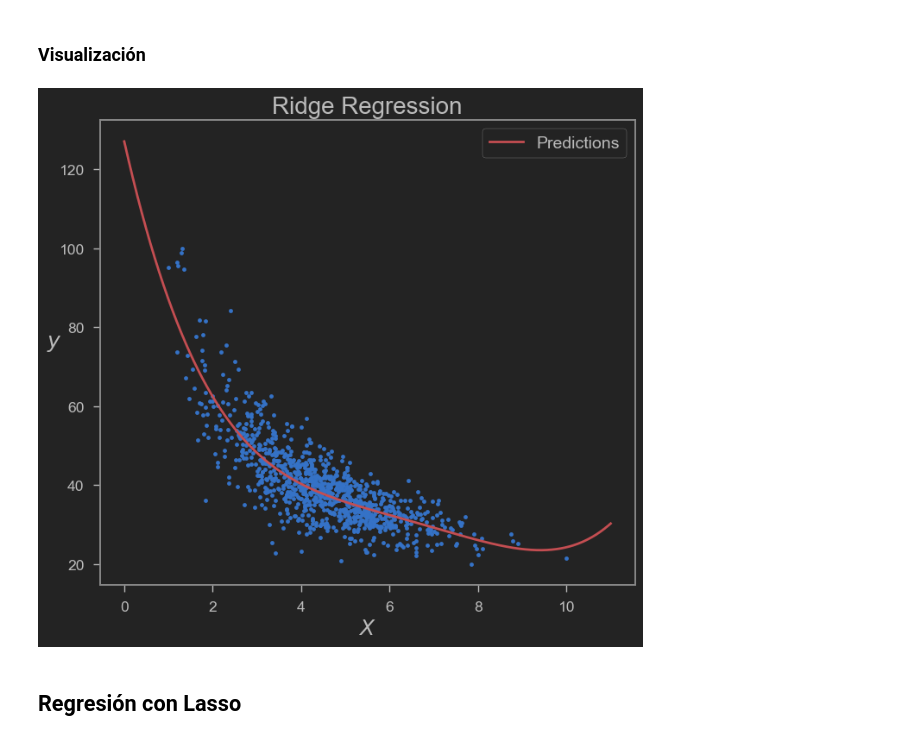
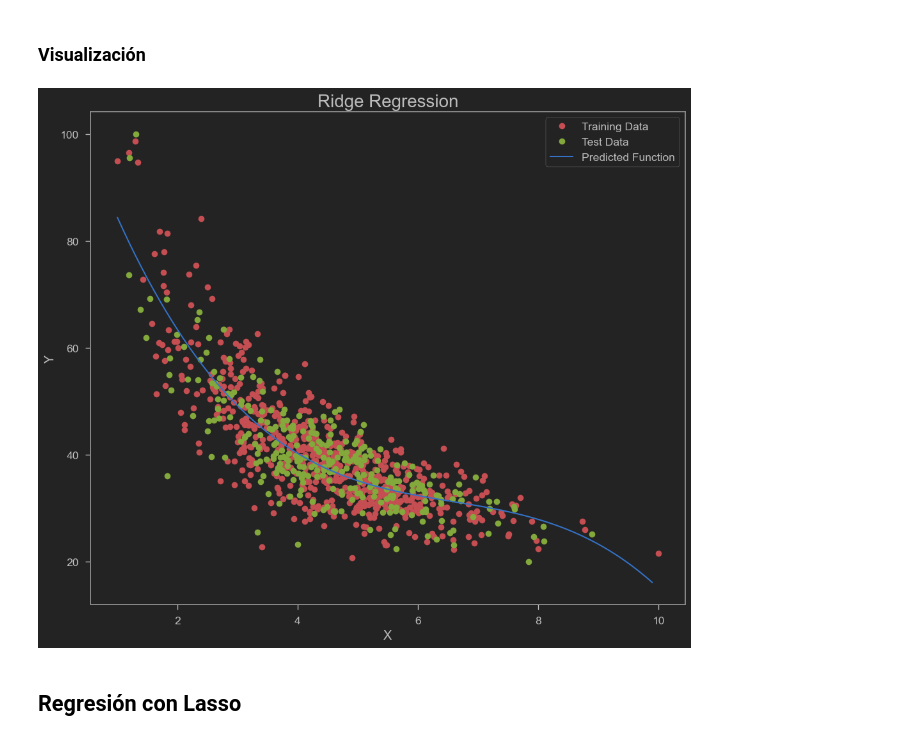
Before and after one commit to PosgradoMNA/actividades-de-aprendizaje-armandoBringas-a01200230, a Jupyter notebook: Activity_week_8/Actividad-7-Regresiones_y_K-means/TecMty_Regresion_lineal_polinomial.ipynb, the cells around one changed output. Saved outputs shown, nothing was run; the diff lists cells and outputs as text; code cells hidden in the pictures.

```diff
--- a/Activity_week_8/Actividad-7-Regresiones_y_K-means/TecMty_Regresion_lineal_polinomial.ipynb
+++ b/Activity_week_8/Actividad-7-Regresiones_y_K-means/TecMty_Regresion_lineal_polinomial.ipynb
@@ -409,3 +420,20 @@ y_pred = ridge_model.predict(X.values)
+# %%
+poly_features = PolynomialFeatures(degree=3, include_bias=False)
+X_poly = poly_features.fit_transform(X.values)
+X_train_pr = poly_features.fit_transform(X_train)
+X_test_pr = poly_features.fit_transform(X_test)
+
+alpha = 0.005
+
+ridge_model = Pipeline([
+    ("poly_features", poly_features),
+    ("scaler", StandardScaler()),
+    ("ridge", Ridge(alpha=alpha, solver='cholesky', random_state=42))
+])
+
+ridge_model.fit(X_train_pr, y_train)
+
+y_pred = ridge_model.predict(X_poly)
 # %% [markdown]
 ### Errores (MAE, RMSE, $R^2$)
 # %%
@@ -417,12 +445,12 @@ r2_score 0.692894246481476
 # %% [markdown]
 ### Visualización
-# %%
-X_fit = np.linspace(0, 11, 1000)
-y_pred = ridge_model.predict(X_fit[:, np.newaxis])
-
-visualizacion(X,y,X_fit,y_pred, 'Ridge Regression')
-# %% [output]
-[figure, removed]
+# %%
+reg_model_obj = Ridge(alpha=alpha)
+reg_model_obj.fit(X_train_pr, y_train)
+
+PollyPlot(X_train, X_test, y_train, y_test, reg_model_obj, poly_features, 'Ridge Regression')
+# %% [output]
+[figure, added]
 # %% [markdown]
 ## Regresión con Lasso
 # %% [markdown]
```
Also changed, not shown: parts of 29 cells of this notebook, 1 other file.
